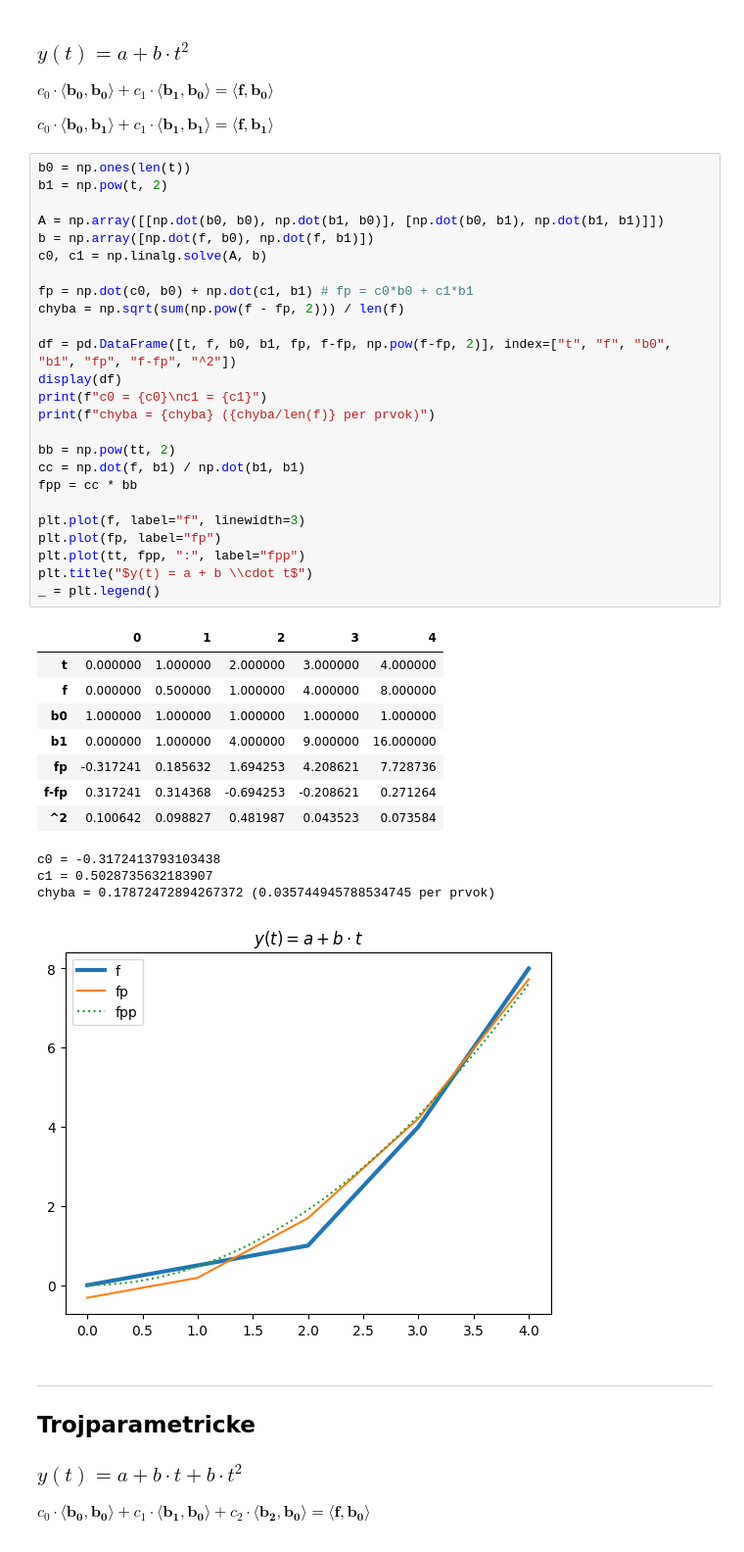
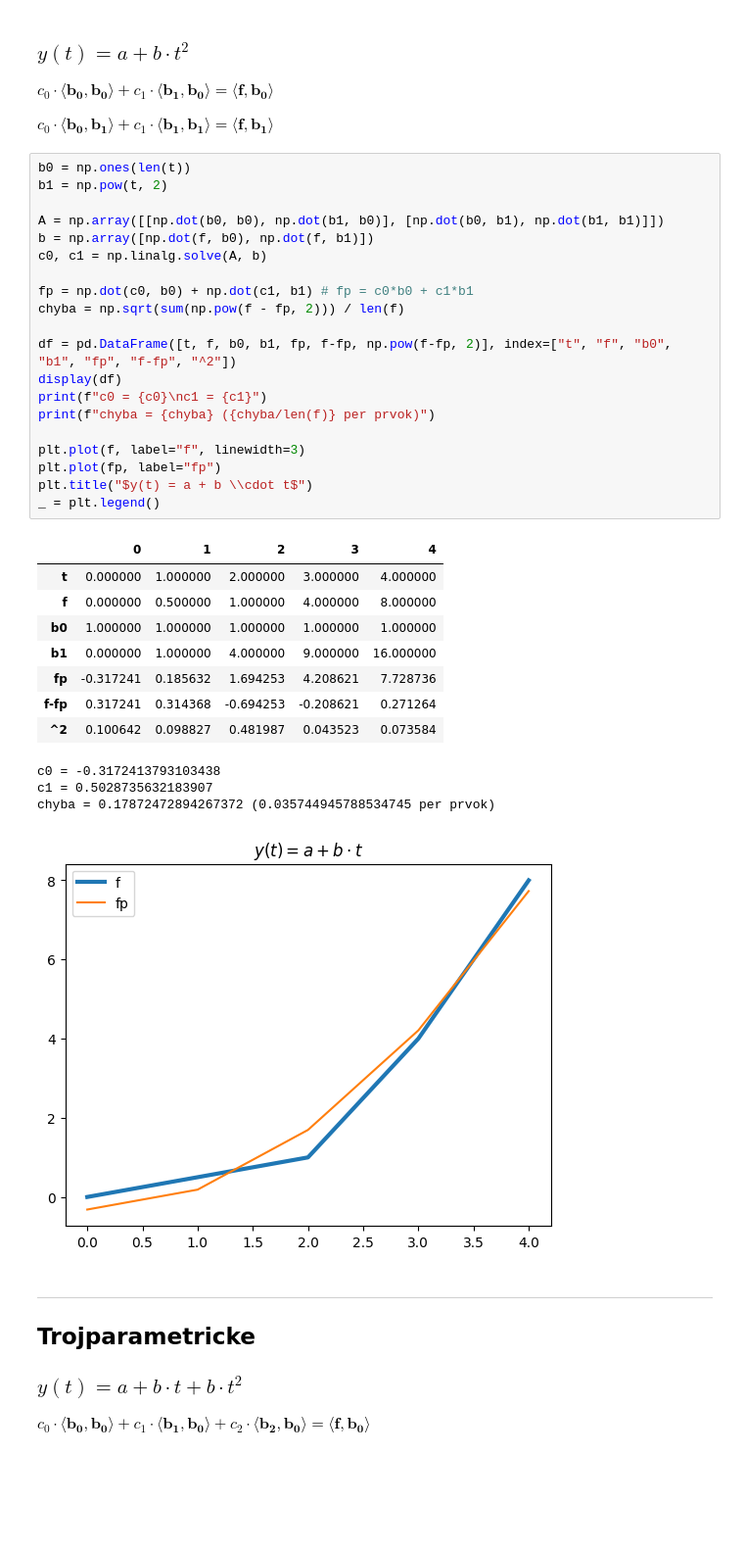
Before and after one commit to cyprich/AP, a Jupyter notebook: pythonoviny/04_linearna_regresia.ipynb, the cells around one changed output. Shown at 98% size. Saved outputs shown, nothing was run; the diff lists cells and outputs as text; blank space fills up the shorter version.

```diff
--- a/pythonoviny/04_linearna_regresia.ipynb
+++ b/pythonoviny/04_linearna_regresia.ipynb
@@ -162,39 +162,34 @@ b0 = np.ones(len(t))
 b1 = np.pow(t, 2)
 
 A = np.array([[np.dot(b0, b0), np.dot(b1, b0)], [np.dot(b0, b1), np.dot(b1, b1)]])
 b = np.array([np.dot(f, b0), np.dot(f, b1)])
 c0, c1 = np.linalg.solve(A, b)
 
 fp = np.dot(c0, b0) + np.dot(c1, b1) # fp = c0*b0 + c1*b1
 chyba = np.sqrt(sum(np.pow(f - fp, 2))) / len(f)
 
 df = pd.DataFrame([t, f, b0, b1, fp, f-fp, np.pow(f-fp, 2)], index=["t", "f", "b0", "b1", "fp", "f-fp", "^2"])
 display(df)
 print(f"c0 = {c0}\nc1 = {c1}")
 print(f"chyba = {chyba} ({chyba/len(f)} per prvok)")
 
-bb = np.pow(tt, 2)
-cc = np.dot(f, b1) / np.dot(b1, b1)
-fpp = cc * bb
-
 plt.plot(f, label="f", linewidth=3)
 plt.plot(fp, label="fp")
-plt.plot(tt, fpp, ":", label="fpp")
 plt.title("$y(t) = a + b \\cdot t$")
 _ = plt.legend()
 # %% [output]
 |  | 0 | 1 | 2 | 3 | 4 |
 | t | 0.000000 | 1.000000 | 2.000000 | 3.000000 | 4.000000 |
 | f | 0.000000 | 0.500000 | 1.000000 | 4.000000 | 8.000000 |
 | b0 | 1.000000 | 1.000000 | 1.000000 | 1.000000 | 1.000000 |
 | b1 | 0.000000 | 1.000000 | 4.000000 | 9.000000 | 16.000000 |
 | fp | -0.317241 | 0.185632 | 1.694253 | 4.208621 | 7.728736 |
 | f-fp | 0.317241 | 0.314368 | -0.694253 | -0.208621 | 0.271264 |
 | ^2 | 0.100642 | 0.098827 | 0.481987 | 0.043523 | 0.073584 |
 c0 = -0.3172413793103438
 c1 = 0.5028735632183907
 chyba = 0.17872472894267372 (0.035744945788534745 per prvok)
-[figure, old version]
+[figure, new version]
 # %% [markdown]
 ---
 
```
Also changed, not shown: parts of 1 cell of this notebook.
